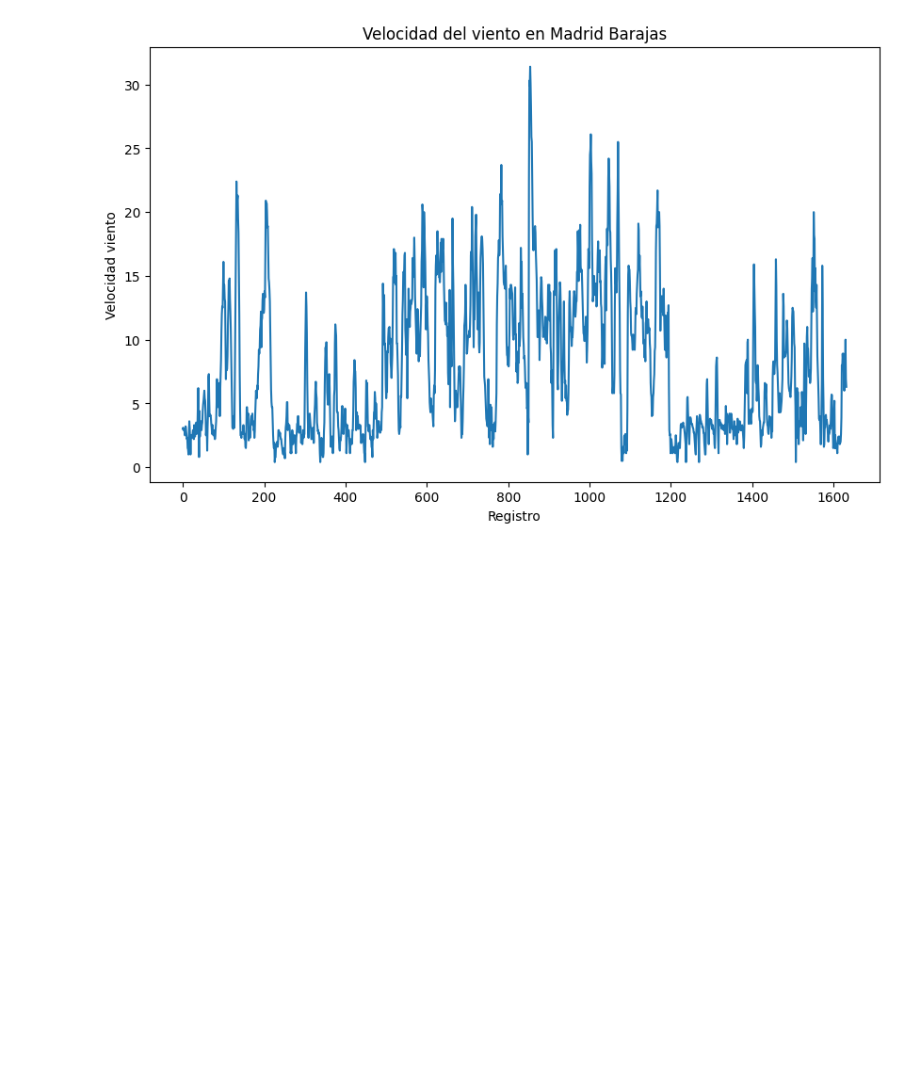
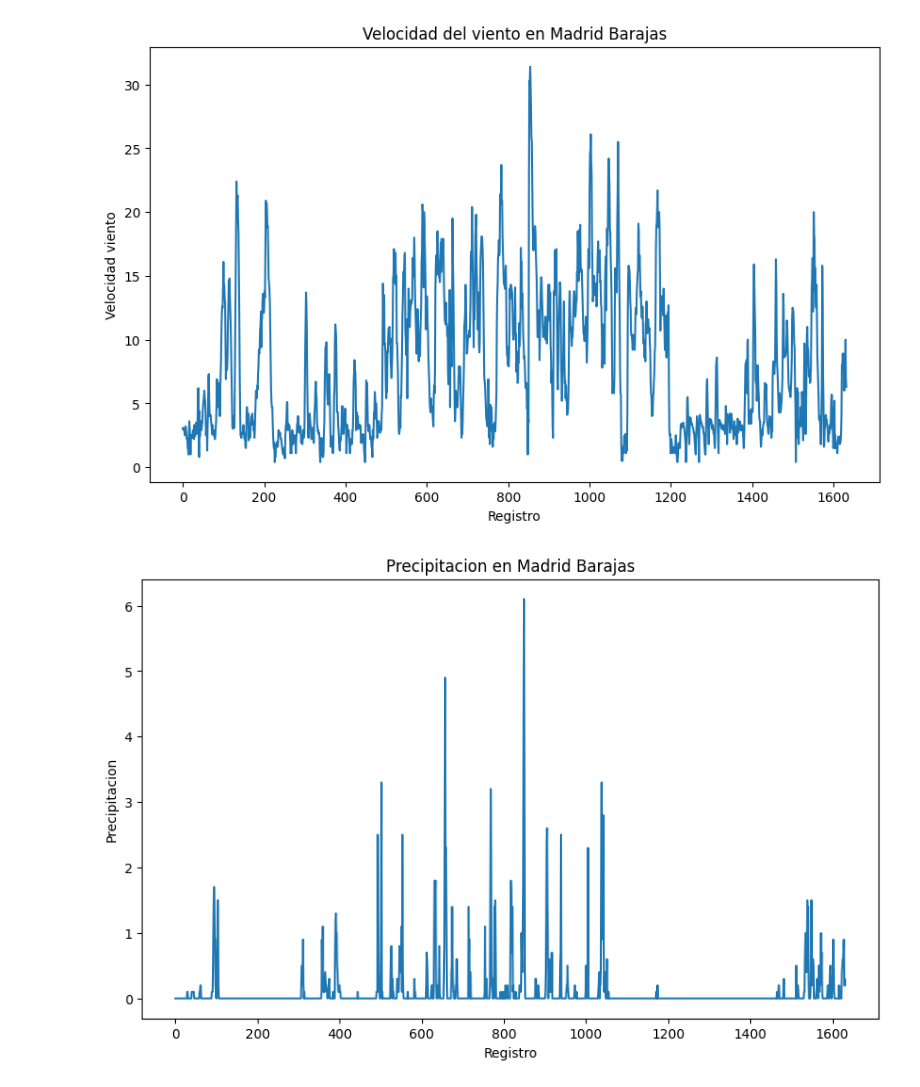
Before and after one commit to guilleedb/proyecto-legion, a Jupyter notebook: Notebooks/analisis_tiempo.ipynb, the cells around one changed output. Cells and saved outputs as stored; diff of their text form; code cells hidden in the pictures; blank space fills up the shorter version.

```diff
--- a/Notebooks/analisis_tiempo.ipynb
+++ b/Notebooks/analisis_tiempo.ipynb
@@ -67,3 +83,16 @@ plt.ylabel("Velocidad viento")
 plt.show()
 # %% [output]
 [figure]
+# %%
+precipitacion = df["precipitation"]
+
+plt.figure(figsize=(10,6))
+precipitacion.plot(kind="line")
+
+plt.title("Precipitacion en Madrid Barajas")
+plt.xlabel("Registro")
+plt.ylabel("Precipitacion")
+
+plt.show()
+# %% [output]
+[figure, added]
```
Also changed, not shown: parts of 2 cells of this notebook, 1 other file.
